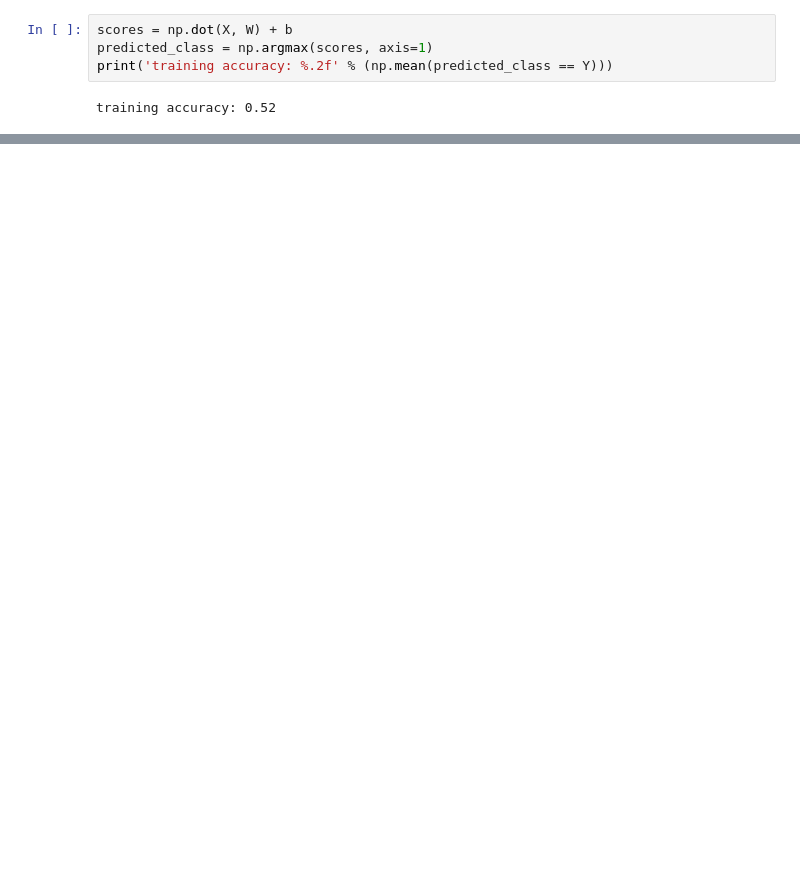
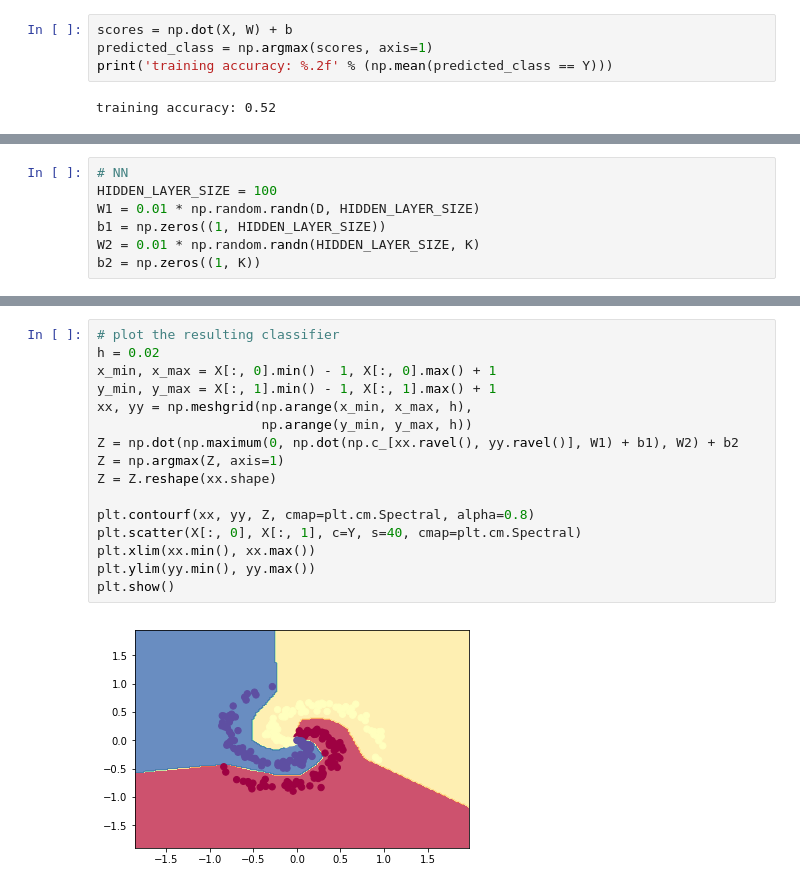
Before and after one commit to ALEXKIRNAS/KPI-Semester-4, a Jupyter notebook: Neural networks/CS231n Toy NN/CS231n Toy NN.ipynb, the cells around one changed output, grey strips where cells are left out. Cells and saved outputs as stored; diff of their text form; blank space fills up the shorter version.

```diff
--- a/Neural networks/CS231n Toy NN/CS231n Toy NN.ipynb
+++ b/Neural networks/CS231n Toy NN/CS231n Toy NN.ipynb
@@ -120,0 +121,7 @@ plt.show()
+# %%
+# NN
+HIDDEN_LAYER_SIZE = 100
+W1 = 0.01 * np.random.randn(D, HIDDEN_LAYER_SIZE)
+b1 = np.zeros((1, HIDDEN_LAYER_SIZE))
+W2 = 0.01 * np.random.randn(HIDDEN_LAYER_SIZE, K)
+b2 = np.zeros((1, K))
@@ -120,0 +190,18 @@ plt.show()
+# %%
+# plot the resulting classifier
+h = 0.02
+x_min, x_max = X[:, 0].min() - 1, X[:, 0].max() + 1
+y_min, y_max = X[:, 1].min() - 1, X[:, 1].max() + 1
+xx, yy = np.meshgrid(np.arange(x_min, x_max, h),
+                     np.arange(y_min, y_max, h))
+Z = np.dot(np.maximum(0, np.dot(np.c_[xx.ravel(), yy.ravel()], W1) + b1), W2) + b2
+Z = np.argmax(Z, axis=1)
+Z = Z.reshape(xx.shape)
+
+plt.contourf(xx, yy, Z, cmap=plt.cm.Spectral, alpha=0.8)
+plt.scatter(X[:, 0], X[:, 1], c=Y, s=40, cmap=plt.cm.Spectral)
+plt.xlim(xx.min(), xx.max())
+plt.ylim(yy.min(), yy.max())
+plt.show()
+# %% [output]
+[figure, added]
```
Also changed, not shown: parts of 6 cells of this notebook.
